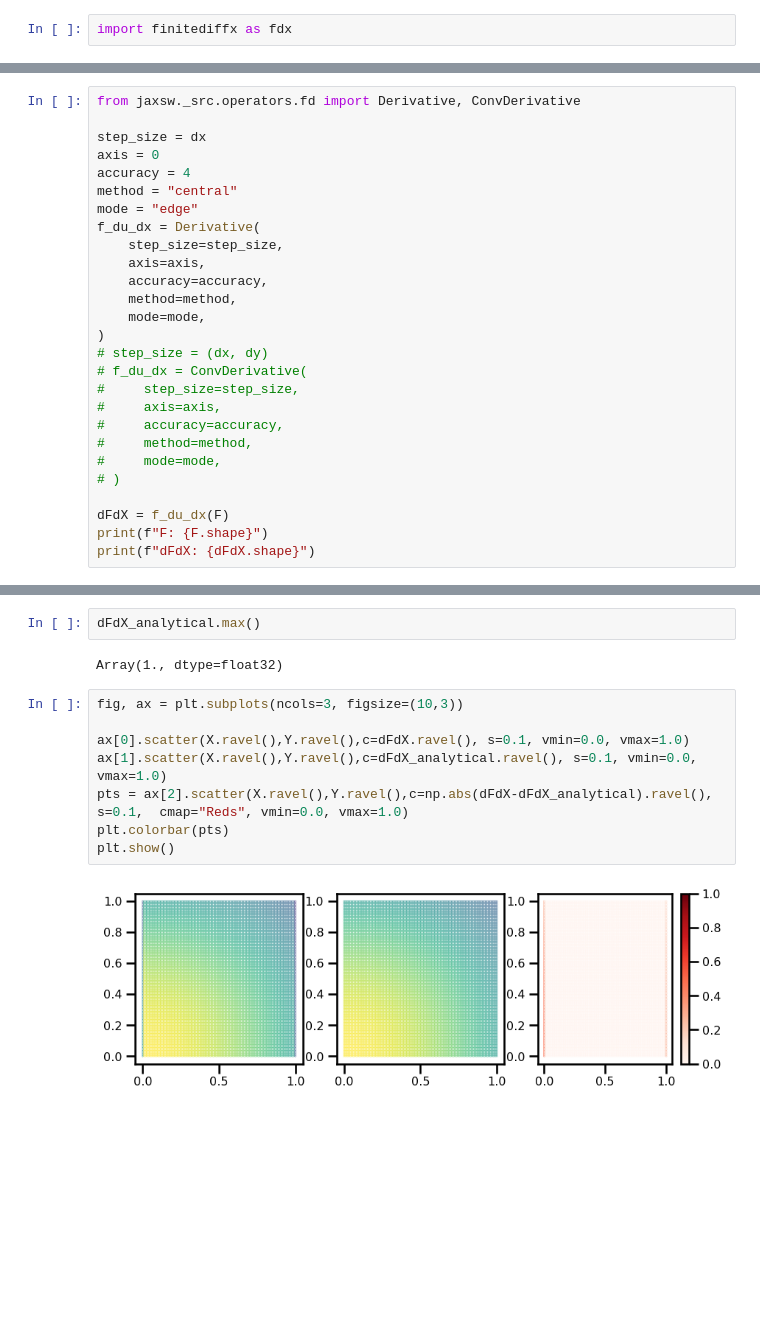
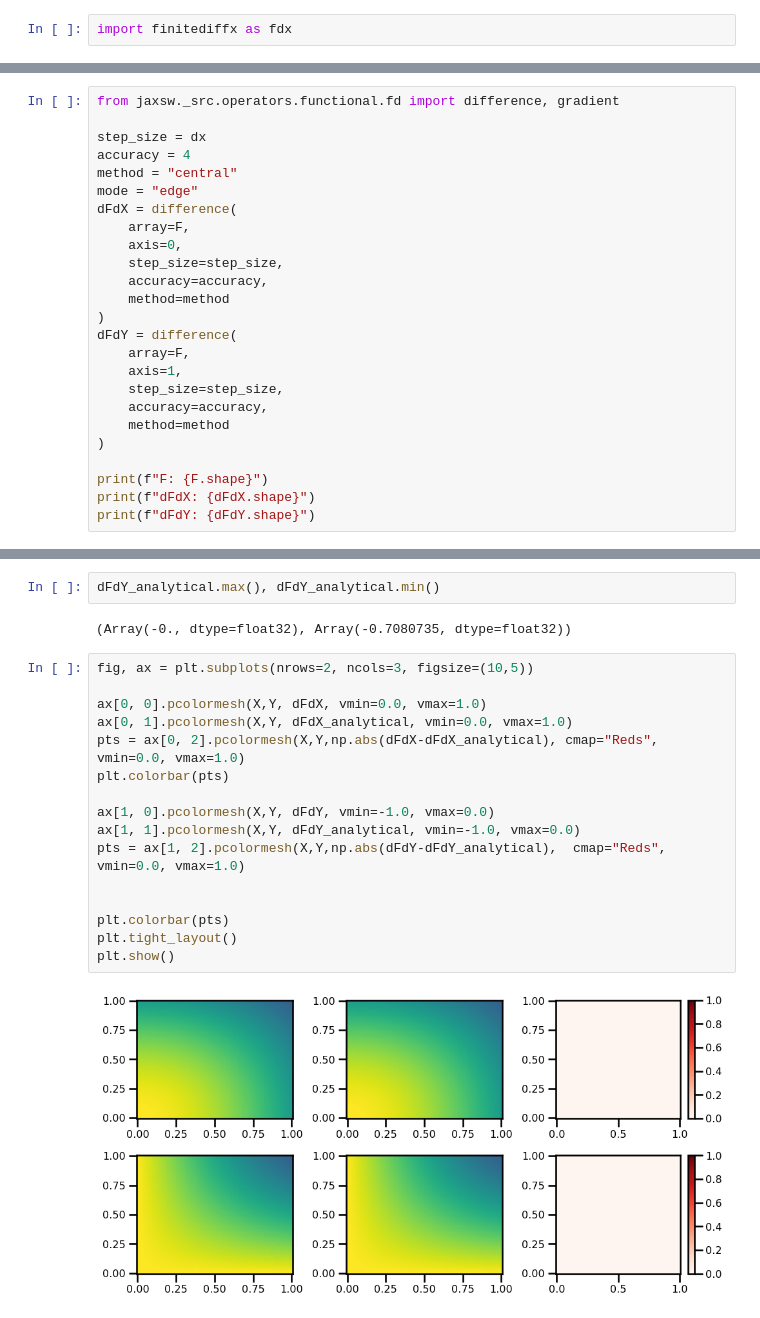
Before and after one commit to jejjohnson/jaxsw, a Jupyter notebook: notebooks/dev/eman/differential_operators/operators_spatial_fd.ipynb, the cells around one changed output, grey strips where cells are left out. Drawn from its saved outputs; the diff is of its cells as text; blank space fills up the shorter version.

Commit message:
Working 1d/2d convection with new API
Added custom function operator
Added difference operator.

```diff
--- a/notebooks/dev/eman/differential_operators/operators_spatial_fd.ipynb
+++ b/notebooks/dev/eman/differential_operators/operators_spatial_fd.ipynb
@@ -106,28 +85,26 @@ plt.show()
 # %%
-from jaxsw._src.operators.fd import Derivative, ConvDerivative
+from jaxsw._src.operators.functional.fd import difference, gradient
 
 step_size = dx
-axis = 0
 accuracy = 4
 method = "central"
 mode = "edge"
-f_du_dx = Derivative(
+dFdX = difference(
+    array=F,
+    axis=0,
     step_size=step_size,
-    axis=axis,
     accuracy=accuracy,
-    method=method,
-    mode=mode,
+    method=method
 )
-# step_size = (dx, dy)
-# f_du_dx = ConvDerivative(
-#     step_size=step_size,
-#     axis=axis,
-#     accuracy=accuracy,
-#     method=method,
-#     mode=mode,
-# )
+dFdY = difference(
+    array=F,
+    axis=1,
+    step_size=step_size,
+    accuracy=accuracy,
+    method=method
+)
 
-dFdX = f_du_dx(F)
 print(f"F: {F.shape}")
 print(f"dFdX: {dFdX.shape}")
+print(f"dFdY: {dFdY.shape}")
 # %% [output]
@@ -141,14 +114,22 @@ dFdX: (100, 100)
 # %%
-dFdX_analytical.max()
+dFdY_analytical.max(), dFdY_analytical.min()
 # %% [output]
-Array(1., dtype=float32)
+(Array(-0., dtype=float32), Array(-0.7080735, dtype=float32))
 # %%
-fig, ax = plt.subplots(ncols=3, figsize=(10,3))
+fig, ax = plt.subplots(nrows=2, ncols=3, figsize=(10,5))
 
-ax[0].scatter(X.ravel(),Y.ravel(),c=dFdX.ravel(), s=0.1, vmin=0.0, vmax=1.0)
-ax[1].scatter(X.ravel(),Y.ravel(),c=dFdX_analytical.ravel(), s=0.1, vmin=0.0, vmax=1.0)
-pts = ax[2].scatter(X.ravel(),Y.ravel(),c=np.abs(dFdX-dFdX_analytical).ravel(), s=0.1,  cmap="Reds", vmin=0.0, vmax=1.0)
+ax[0, 0].pcolormesh(X,Y, dFdX, vmin=0.0, vmax=1.0)
+ax[0, 1].pcolormesh(X,Y, dFdX_analytical, vmin=0.0, vmax=1.0)
+pts = ax[0, 2].pcolormesh(X,Y,np.abs(dFdX-dFdX_analytical), cmap="Reds", vmin=0.0, vmax=1.0)
 plt.colorbar(pts)
+
+ax[1, 0].pcolormesh(X,Y, dFdY, vmin=-1.0, vmax=0.0)
+ax[1, 1].pcolormesh(X,Y, dFdY_analytical, vmin=-1.0, vmax=0.0)
+pts = ax[1, 2].pcolormesh(X,Y,np.abs(dFdY-dFdY_analytical),  cmap="Reds", vmin=0.0, vmax=1.0)
+
+
+plt.colorbar(pts)
+plt.tight_layout()
 plt.show()
 # %% [output]
-[figure, old version]
+[figure, new version]
```
Also changed, not shown: parts of 20 cells of this notebook, 13 other files.
